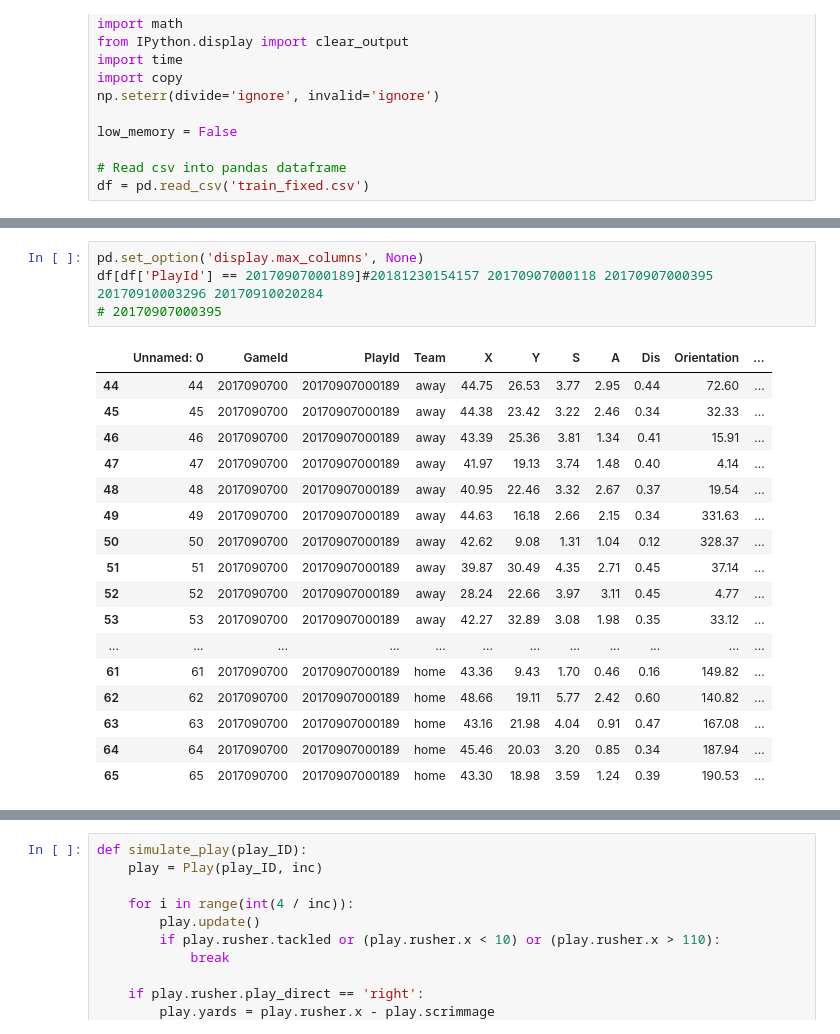
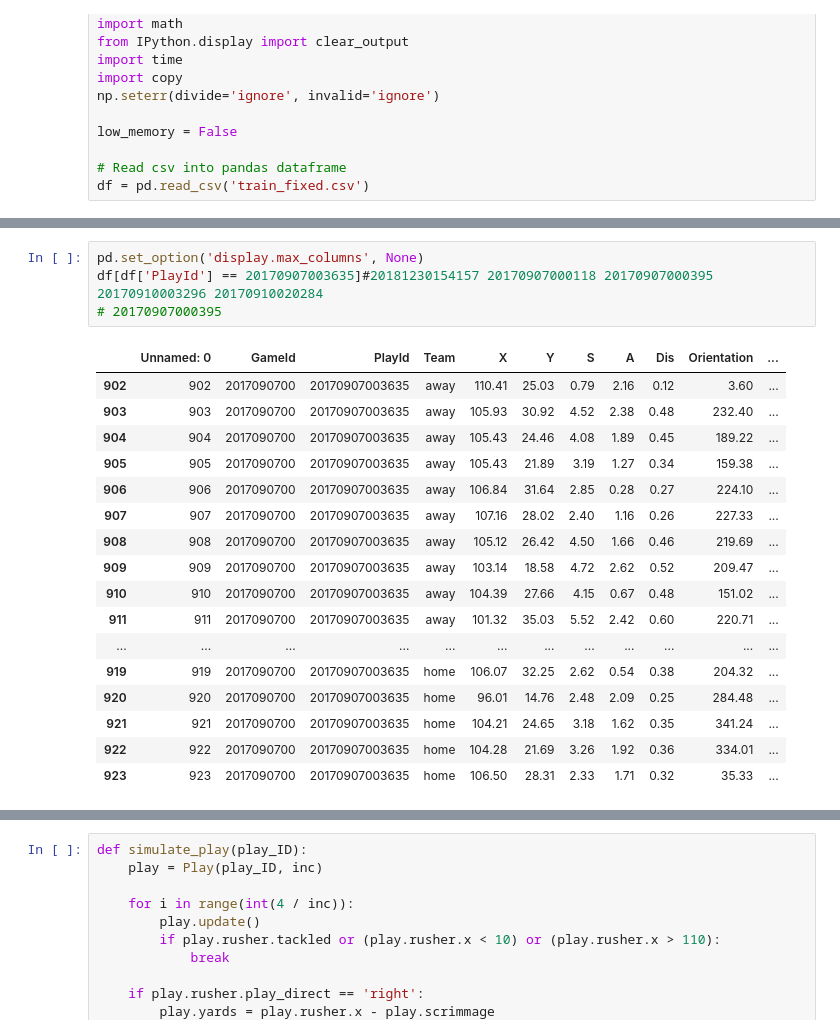
Before and after one commit to shonepatil/HDSI-NFL-Project, a Jupyter notebook: Pursuit Vector-PreProcessed.ipynb, the cells around one changed output, grey strips where cells are left out. Cells and saved outputs as stored; diff of their text form.

```diff
--- a/Pursuit Vector-PreProcessed.ipynb
+++ b/Pursuit Vector-PreProcessed.ipynb
@@ -257,26 +287,26 @@ class Player:
         return self.ID == self.rush_ID
 # %%
 pd.set_option('display.max_columns', None)
-df[df['PlayId'] == 20170907000189]#20181230154157 20170907000118 20170907000395 20170910003296 20170910020284
+df[df['PlayId'] == 20170907003635]#20181230154157 20170907000118 20170907000395 20170910003296 20170910020284
 # 20170907000395
 # %% [output]
 |  | Unnamed: 0 | GameId | PlayId | Team | X | Y | S | A | Dis | Orientation | ... |
-| 44 | 44 | 2017090700 | 20170907000189 | away | 44.75 | 26.53 | 3.77 | 2.95 | 0.44 | 72.60 | ... |
-| 45 | 45 | 2017090700 | 20170907000189 | away | 44.38 | 23.42 | 3.22 | 2.46 | 0.34 | 32.33 | ... |
-| 46 | 46 | 2017090700 | 20170907000189 | away | 43.39 | 25.36 | 3.81 | 1.34 | 0.41 | 15.91 | ... |
-| 47 | 47 | 2017090700 | 20170907000189 | away | 41.97 | 19.13 | 3.74 | 1.48 | 0.40 | 4.14 | ... |
-| 48 | 48 | 2017090700 | 20170907000189 | away | 40.95 | 22.46 | 3.32 | 2.67 | 0.37 | 19.54 | ... |
-| 49 | 49 | 2017090700 | 20170907000189 | away | 44.63 | 16.18 | 2.66 | 2.15 | 0.34 | 331.63 | ... |
-| 50 | 50 | 2017090700 | 20170907000189 | away | 42.62 | 9.08 | 1.31 | 1.04 | 0.12 | 328.37 | ... |
-| 51 | 51 | 2017090700 | 20170907000189 | away | 39.87 | 30.49 | 4.35 | 2.71 | 0.45 | 37.14 | ... |
-| 52 | 52 | 2017090700 | 20170907000189 | away | 28.24 | 22.66 | 3.97 | 3.11 | 0.45 | 4.77 | ... |
-| 53 | 53 | 2017090700 | 20170907000189 | away | 42.27 | 32.89 | 3.08 | 1.98 | 0.35 | 33.12 | ... |
+| 902 | 902 | 2017090700 | 20170907003635 | away | 110.41 | 25.03 | 0.79 | 2.16 | 0.12 | 3.60 | ... |
+| 903 | 903 | 2017090700 | 20170907003635 | away | 105.93 | 30.92 | 4.52 | 2.38 | 0.48 | 232.40 | ... |
+| 904 | 904 | 2017090700 | 20170907003635 | away | 105.43 | 24.46 | 4.08 | 1.89 | 0.45 | 189.22 | ... |
+| 905 | 905 | 2017090700 | 20170907003635 | away | 105.43 | 21.89 | 3.19 | 1.27 | 0.34 | 159.38 | ... |
+| 906 | 906 | 2017090700 | 20170907003635 | away | 106.84 | 31.64 | 2.85 | 0.28 | 0.27 | 224.10 | ... |
+| 907 | 907 | 2017090700 | 20170907003635 | away | 107.16 | 28.02 | 2.40 | 1.16 | 0.26 | 227.33 | ... |
+| 908 | 908 | 2017090700 | 20170907003635 | away | 105.12 | 26.42 | 4.50 | 1.66 | 0.46 | 219.69 | ... |
+| 909 | 909 | 2017090700 | 20170907003635 | away | 103.14 | 18.58 | 4.72 | 2.62 | 0.52 | 209.47 | ... |
+| 910 | 910 | 2017090700 | 20170907003635 | away | 104.39 | 27.66 | 4.15 | 0.67 | 0.48 | 151.02 | ... |
+| 911 | 911 | 2017090700 | 20170907003635 | away | 101.32 | 35.03 | 5.52 | 2.42 | 0.60 | 220.71 | ... |
 | ... | ... | ... | ... | ... | ... | ... | ... | ... | ... | ... | ... |
-| 61 | 61 | 2017090700 | 20170907000189 | home | 43.36 | 9.43 | 1.70 | 0.46 | 0.16 | 149.82 | ... |
-| 62 | 62 | 2017090700 | 20170907000189 | home | 48.66 | 19.11 | 5.77 | 2.42 | 0.60 | 140.82 | ... |
-| 63 | 63 | 2017090700 | 20170907000189 | home | 43.16 | 21.98 | 4.04 | 0.91 | 0.47 | 167.08 | ... |
-| 64 | 64 | 2017090700 | 20170907000189 | home | 45.46 | 20.03 | 3.20 | 0.85 | 0.34 | 187.94 | ... |
-| 65 | 65 | 2017090700 | 20170907000189 | home | 43.30 | 18.98 | 3.59 | 1.24 | 0.39 | 190.53 | ... |
+| 919 | 919 | 2017090700 | 20170907003635 | home | 106.07 | 32.25 | 2.62 | 0.54 | 0.38 | 204.32 | ... |
+| 920 | 920 | 2017090700 | 20170907003635 | home | 96.01 | 14.76 | 2.48 | 2.09 | 0.25 | 284.48 | ... |
+| 921 | 921 | 2017090700 | 20170907003635 | home | 104.21 | 24.65 | 3.18 | 1.62 | 0.35 | 341.24 | ... |
+| 922 | 922 | 2017090700 | 20170907003635 | home | 104.28 | 21.69 | 3.26 | 1.92 | 0.36 | 334.01 | ... |
+| 923 | 923 | 2017090700 | 20170907003635 | home | 106.50 | 28.31 | 2.33 | 1.71 | 0.32 | 35.33 | ... |
 # %%
 class Play:
     def __init__(self, play_ID, increment):
```
Also changed, not shown: parts of 3 cells of this notebook, 1 other file.
